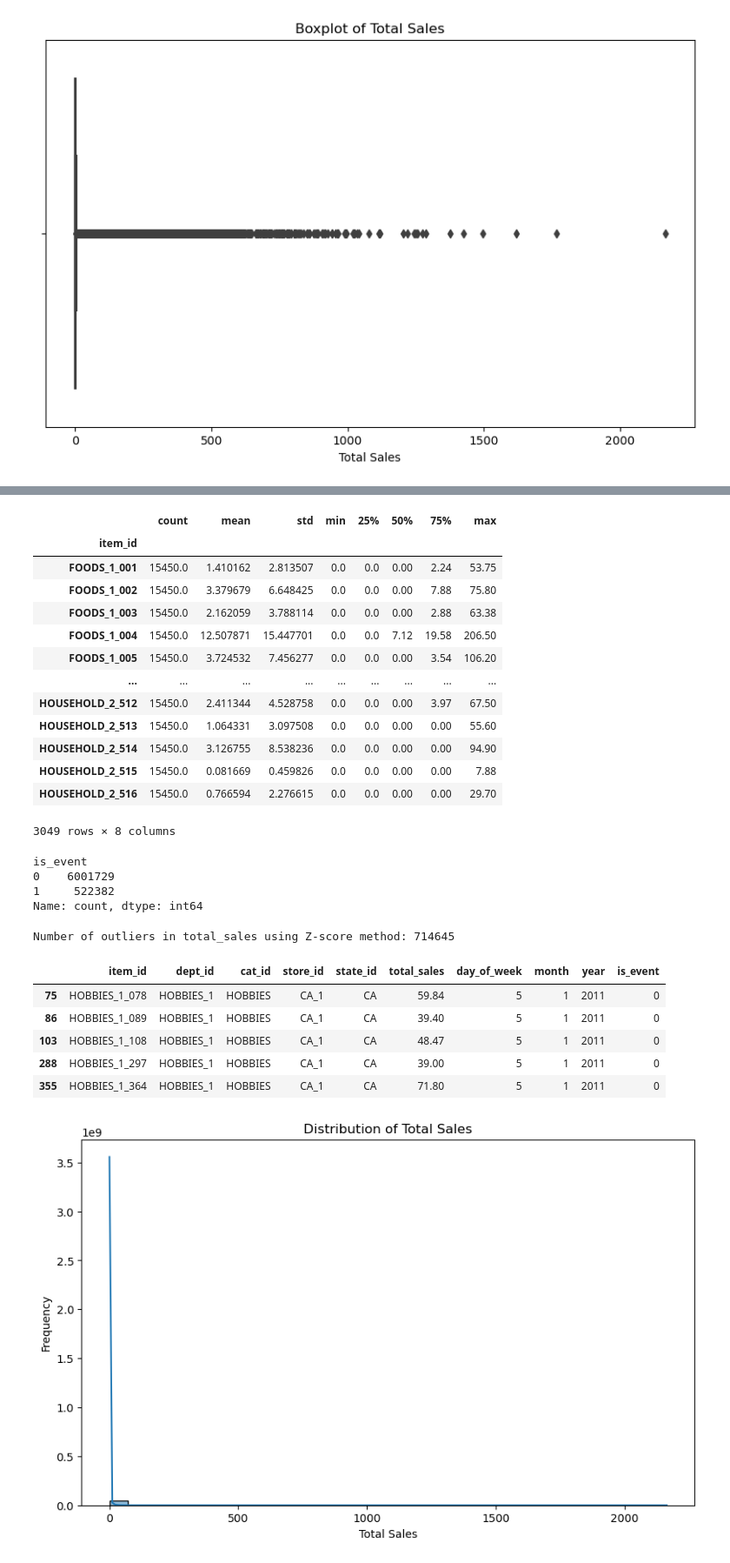
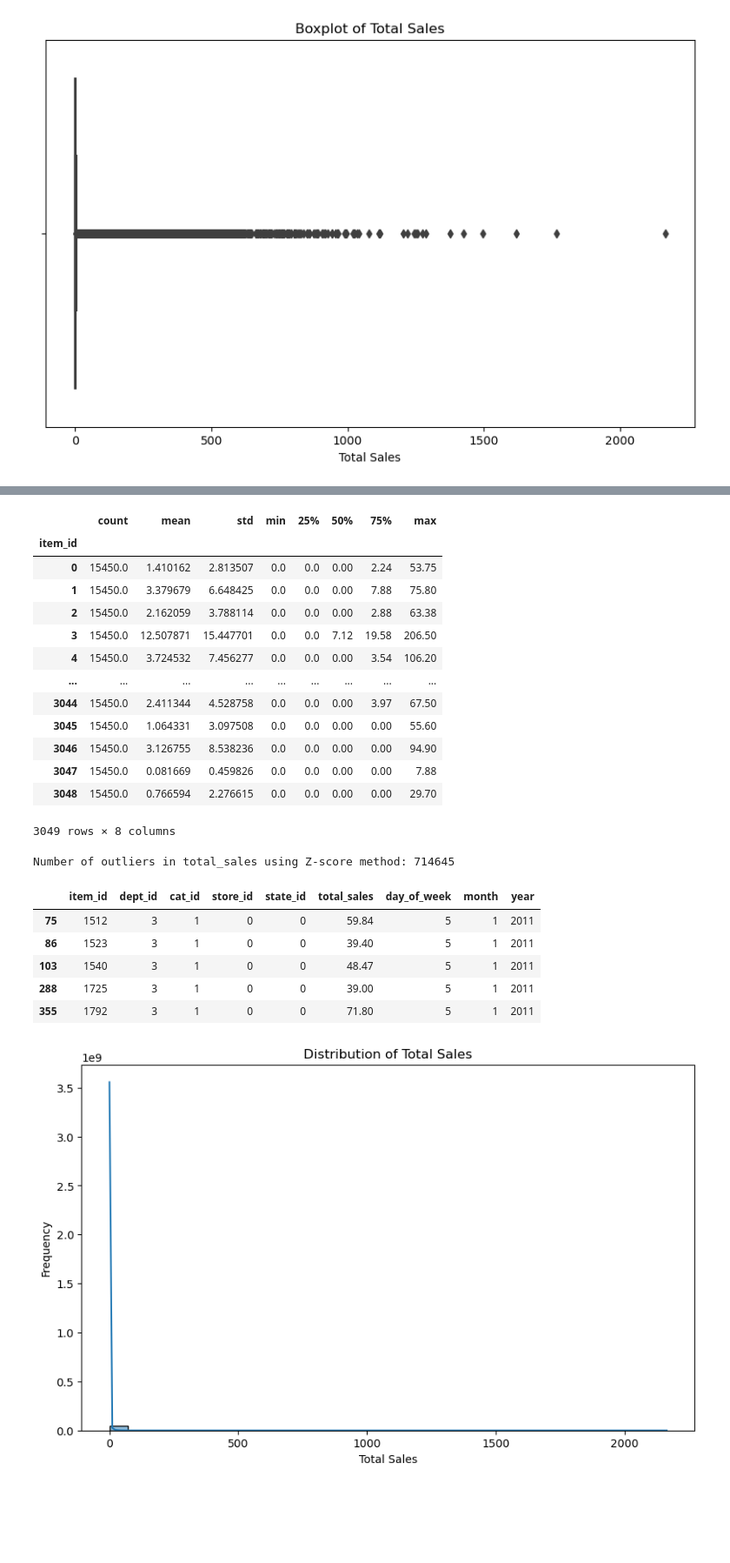
Before and after one commit to DrishyaChuke/Sales-Forecasting-API, a Jupyter notebook: notebooks/EDA-DataCleaning.ipynb, the cells around one changed output, grey strips where cells are left out. Shown: that part at 87% size. Drawn from its saved outputs; the diff is of its cells as text; code cells hidden in the pictures; blank space fills up the shorter version.

```diff
--- a/notebooks/EDA-DataCleaning.ipynb
+++ b/notebooks/EDA-DataCleaning.ipynb
@@ -15,5 +15,5 @@ from scipy.stats import boxcox
 path ='/Users/vega7unk/Documents/3rd_Sem_DSI/Adv_ML/AT2/Project/adv_mla_at2/data'
 
 # sales_data = pd.read_csv(f'{path}/df_eda.csv')
-df_cleaned = pd.read_csv(f'{path}/df_cleaned.csv')
-# CAT_df_cleaned = pd.read_csv(f'{path}/df_cleaned_CATdtype.csv')
+sales_data = pd.read_csv(f'{path}/df_cleaned.csv')
+CAT_df_cleaned = pd.read_csv(f'{path}/df_cleaned_CATdtype.csv')
@@ -102,5 +227,7 @@ plt.xlabel('Total Sales')
 plt.show()
 # %% [output]
 [figure]
+# %%
+df = sales_data.copy()
 # %%
 # Calculate Q1 (25th percentile) and Q3 (75th percentile)
@@ -154,50 +281,43 @@ sales_by_state
 # %%
-sales_by_item = sales_data.groupby('item_id')['total_sales'].describe()
+sales_by_item = df.groupby('item_id')['total_sales'].describe()
 sales_by_item
 # %% [output]
 |  | count | mean | std | min | 25% | 50% | 75% | max |
 | item_id |  |  |  |  |  |  |  |  |
-| FOODS_1_001 | 15450.0 | 1.410162 | 2.813507 | 0.0 | 0.0 | 0.00 | 2.24 | 53.75 |
-| FOODS_1_002 | 15450.0 | 3.379679 | 6.648425 | 0.0 | 0.0 | 0.00 | 7.88 | 75.80 |
-| FOODS_1_003 | 15450.0 | 2.162059 | 3.788114 | 0.0 | 0.0 | 0.00 | 2.88 | 63.38 |
-| FOODS_1_004 | 15450.0 | 12.507871 | 15.447701 | 0.0 | 0.0 | 7.12 | 19.58 | 206.50 |
-| FOODS_1_005 | 15450.0 | 3.724532 | 7.456277 | 0.0 | 0.0 | 0.00 | 3.54 | 106.20 |
+| 0 | 15450.0 | 1.410162 | 2.813507 | 0.0 | 0.0 | 0.00 | 2.24 | 53.75 |
+| 1 | 15450.0 | 3.379679 | 6.648425 | 0.0 | 0.0 | 0.00 | 7.88 | 75.80 |
+| 2 | 15450.0 | 2.162059 | 3.788114 | 0.0 | 0.0 | 0.00 | 2.88 | 63.38 |
+| 3 | 15450.0 | 12.507871 | 15.447701 | 0.0 | 0.0 | 7.12 | 19.58 | 206.50 |
+| 4 | 15450.0 | 3.724532 | 7.456277 | 0.0 | 0.0 | 0.00 | 3.54 | 106.20 |
 | ... | ... | ... | ... | ... | ... | ... | ... | ... |
-| HOUSEHOLD_2_512 | 15450.0 | 2.411344 | 4.528758 | 0.0 | 0.0 | 0.00 | 3.97 | 67.50 |
-| HOUSEHOLD_2_513 | 15450.0 | 1.064331 | 3.097508 | 0.0 | 0.0 | 0.00 | 0.00 | 55.60 |
-| HOUSEHOLD_2_514 | 15450.0 | 3.126755 | 8.538236 | 0.0 | 0.0 | 0.00 | 0.00 | 94.90 |
-| HOUSEHOLD_2_515 | 15450.0 | 0.081669 | 0.459826 | 0.0 | 0.0 | 0.00 | 0.00 | 7.88 |
-| HOUSEHOLD_2_516 | 15450.0 | 0.766594 | 2.276615 | 0.0 | 0.0 | 0.00 | 0.00 | 29.70 |
+| 3044 | 15450.0 | 2.411344 | 4.528758 | 0.0 | 0.0 | 0.00 | 3.97 | 67.50 |
+| 3045 | 15450.0 | 1.064331 | 3.097508 | 0.0 | 0.0 | 0.00 | 0.00 | 55.60 |
+| 3046 | 15450.0 | 3.126755 | 8.538236 | 0.0 | 0.0 | 0.00 | 0.00 | 94.90 |
+| 3047 | 15450.0 | 0.081669 | 0.459826 | 0.0 | 0.0 | 0.00 | 0.00 | 7.88 |
+| 3048 | 15450.0 | 0.766594 | 2.276615 | 0.0 | 0.0 | 0.00 | 0.00 | 29.70 |
 3049 rows × 8 columns
-# %%
-outliers['is_event'].value_counts()
-# %% [output]
-is_event
-0    6001729
-1     522382
-Name: count, dtype: int64
 # %%
 from scipy import stats
 
 # Calculate Z-scores for total_sales
-z_scores = stats.zscore(sales_data['total_sales'])
+z_scores = stats.zscore(df['total_sales'])
 
 # Find the outliers where Z-score is greater than 3 or less than -3
-outliers_z = sales_data[(z_scores > 3) | (z_scores < -3)]
+outliers_z = df[(z_scores > 3) | (z_scores < -3)]
 
 # Display the number of outliers
 print(f"Number of outliers in total_sales using Z-score method: {outliers_z.shape[0]}")
 
 # Display a few outliers
 outliers_z.head()
 # %% [output]
 Number of outliers in total_sales using Z-score method: 714645
-|  | item_id | dept_id | cat_id | store_id | state_id | total_sales | day_of_week | month | year | is_event |
-| 75 | HOBBIES_1_078 | HOBBIES_1 | HOBBIES | CA_1 | CA | 59.84 | 5 | 1 | 2011 | 0 |
-| 86 | HOBBIES_1_089 | HOBBIES_1 | HOBBIES | CA_1 | CA | 39.40 | 5 | 1 | 2011 | 0 |
-| 103 | HOBBIES_1_108 | HOBBIES_1 | HOBBIES | CA_1 | CA | 48.47 | 5 | 1 | 2011 | 0 |
-| 288 | HOBBIES_1_297 | HOBBIES_1 | HOBBIES | CA_1 | CA | 39.00 | 5 | 1 | 2011 | 0 |
-| 355 | HOBBIES_1_364 | HOBBIES_1 | HOBBIES | CA_1 | CA | 71.80 | 5 | 1 | 2011 | 0 |
+|  | item_id | dept_id | cat_id | store_id | state_id | total_sales | day_of_week | month | year |
+| 75 | 1512 | 3 | 1 | 0 | 0 | 59.84 | 5 | 1 | 2011 |
+| 86 | 1523 | 3 | 1 | 0 | 0 | 39.40 | 5 | 1 | 2011 |
+| 103 | 1540 | 3 | 1 | 0 | 0 | 48.47 | 5 | 1 | 2011 |
+| 288 | 1725 | 3 | 1 | 0 | 0 | 39.00 | 5 | 1 | 2011 |
+| 355 | 1792 | 3 | 1 | 0 | 0 | 71.80 | 5 | 1 | 2011 |
 # %%
 # Plot a histogram to check for distribution and potential outliers
 plt.figure(figsize=(10, 6))
```
Also changed, not shown: parts of 30 cells of this notebook, 20 other files.
